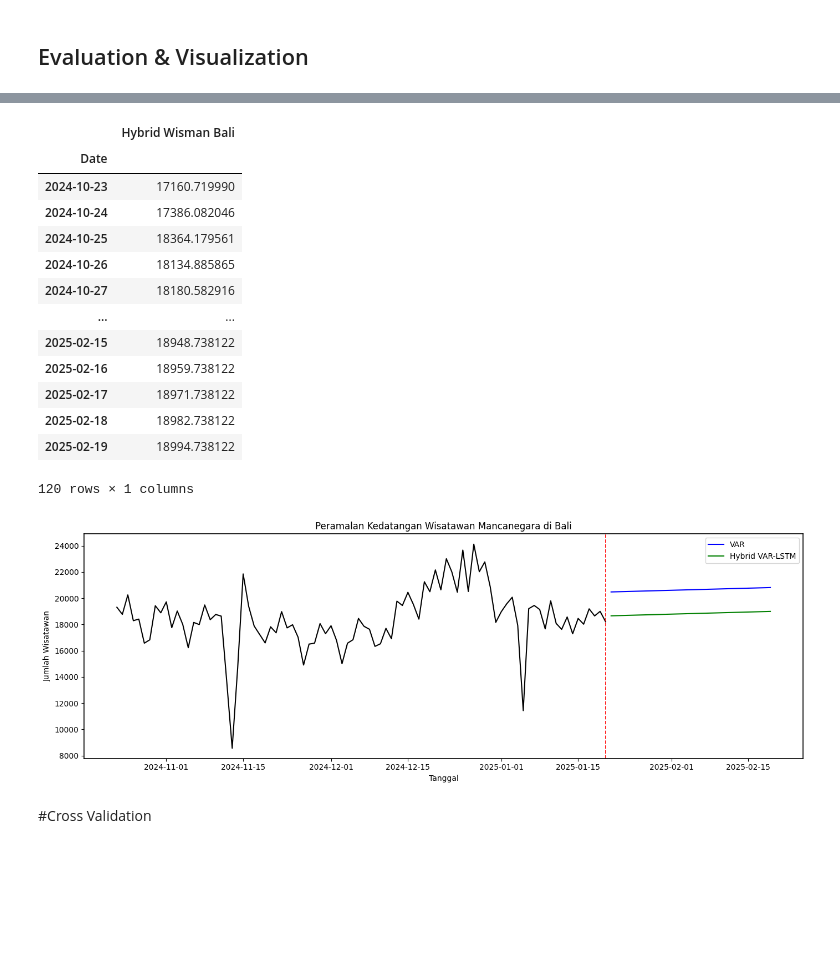
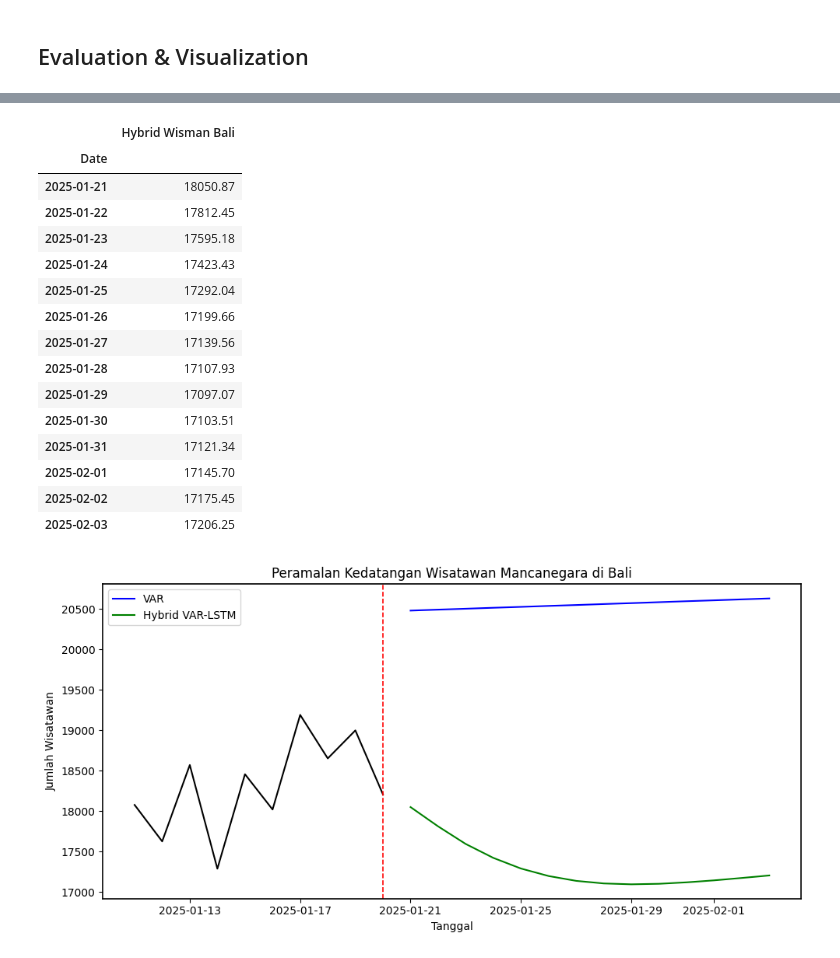
Before and after one commit to gladysadyaz/VAR, a Jupyter notebook: 30RELU_Hybrid_LSTM__Wisman.ipynb, the cells around one changed output, grey strips where cells are left out. Drawn from its saved outputs; the diff is of its cells as text; code cells hidden in the pictures; blank space fills up the shorter version.

```diff
--- a/30RELU_Hybrid_LSTM__Wisman.ipynb
+++ b/30RELU_Hybrid_LSTM__Wisman.ipynb
@@ -660,9 +628,9 @@ plt.show()
 # %%
-# Forecasting for the next 120 steps
+# Forecasting for the next 30 steps
 predictions_lstm2 = []
 input_data_lstm2 = scaled_data2[-time_step:].reshape(1, time_step, 1)
 
-for _ in range(120):
+for _ in range(14):
     pred = model_manual_lstm2.predict(input_data_lstm2)
     predictions_lstm2.append(pred[0])
     input_data_lstm2 = np.append(input_data_lstm2[:, 1:, :], [[pred[0]]], axis=1)
@@ -687,5 +652,5 @@ for _ in range(120):
 # %%
-dates = pd.date_range(start="2024-10-23", periods=120, freq='D')
+dates = pd.date_range(start="2025-01-21", periods=14, freq='D')
 # %%
 # Inverse transform the predictions to original scale
 predictions_lstm2 = scaler2.inverse_transform(predictions_lstm2)
@@ -714,6 +681,8 @@ df_future_predictions_lstm2
 # %%
 df_linear = df_forecast[['Wisman Bali']]
-df_linear
+df_linear30 = df_linear[-30:]
+df_linear14 = df_linear30[:-16]
+df_linear14
 # %% [output]
 |  | Wisman Bali |
 | Date |  |
@@ -749,20 +722,22 @@ df_nonlinear
 # %%
 df_hybrid = pd.DataFrame({
-    'Hybrid Wisman Bali': df_linear['Wisman Bali'] + df_nonlinear['Predicted Residual Wisman Bali'],
+    'Hybrid Wisman Bali': df_linear14['Wisman Bali'] + df_nonlinear['Predicted Residual Wisman Bali'],
 })
 df_hybrid
 # %% [output]
 |  | Hybrid Wisman Bali |
 | Date |  |
-| 2024-10-23 | 17160.719990 |
-| 2024-10-24 | 17386.082046 |
-| 2024-10-25 | 18364.179561 |
-| 2024-10-26 | 18134.885865 |
-| 2024-10-27 | 18180.582916 |
-| ... | ... |
-| 2025-02-15 | 18948.738122 |
-| 2025-02-16 | 18959.738122 |
-| 2025-02-17 | 18971.738122 |
-| 2025-02-18 | 18982.738122 |
-| 2025-02-19 | 18994.738122 |
+| 2025-01-21 | 18050.87 |
+| 2025-01-22 | 17812.45 |
+| 2025-01-23 | 17595.18 |
+| 2025-01-24 | 17423.43 |
+| 2025-01-25 | 17292.04 |
+| 2025-01-26 | 17199.66 |
+| 2025-01-27 | 17139.56 |
+| 2025-01-28 | 17107.93 |
+| 2025-01-29 | 17097.07 |
+| 2025-01-30 | 17103.51 |
+| 2025-01-31 | 17121.34 |
+| 2025-02-01 | 17145.70 |
+| 2025-02-02 | 17175.45 |
+| 2025-02-03 | 17206.25 |
-120 rows × 1 columns
@@ -771,37 +744,35 @@ df_forecast30 = df_hybrid.iloc[-30:]
 # %%
 import matplotlib.pyplot as plt
 import matplotlib.pyplot as plt
 
 plt.style.use('default')
 
 
-fig, ax = plt.subplots(figsize=(14,5))  # buat figure dan axes secara eksplisit
+fig, ax = plt.subplots(figsize=(10,5))  # buat figure dan axes secara eksplisit
 
 # plot di axes yang sudah dibuat
-ax.plot(df_update.index, df_update['Wisman Bali'],  color='black', linewidth=1.5)
-ax.plot(df_linear.index[-30:], df_linear[-30:], label='VAR', color='blue', linewidth=1.5)
-ax.plot(df_forecast30.index, df_forecast30, label='Hybrid VAR-LSTM', color='green', linewidth=1.5)
+ax.plot(df_update.index[-10:], df_update['Wisman Bali'][-10:],  color='black', linewidth=1.5)
+ax.plot(df_linear14.index, df_linear14, label='VAR', color='blue', linewidth=1.5)
+ax.plot(df_hybrid.index, df_hybrid, label='Hybrid VAR-LSTM', color='green', linewidth=1.5)
 
 cutoff_date = df_update.index[-1]
 ax.axvline(x=cutoff_date, color='red', linestyle='--', linewidth=1.2)
 
 # hilangkan grid dalam (kotak bantu)
 ax.grid(False)
 
 # pastikan semua spines aktif dan terlihat
 for spine in ['top', 'bottom', 'left', 'right']:
     ax.spines[spine].set_visible(True)
     ax.spines[spine].set_linewidth(1.2)
 
 # label dan judul
 ax.set_title('Peramalan Kedatangan Wisatawan Mancanegara di Bali')
 ax.set_xlabel('Tanggal')
 ax.set_ylabel('Jumlah Wisatawan')
 ax.legend()
 
 plt.tight_layout()
 plt.show()
 # %% [output]
-[figure, old version]
+[figure, new version]
-# %% [markdown]
-#Cross Validation
```
Also changed, not shown: parts of 34 cells of this notebook.
